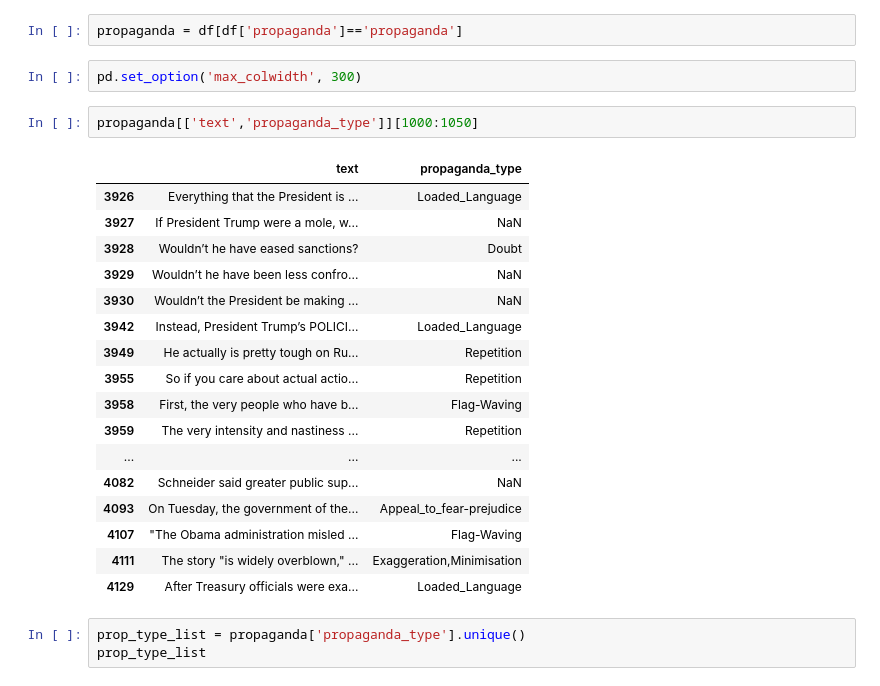
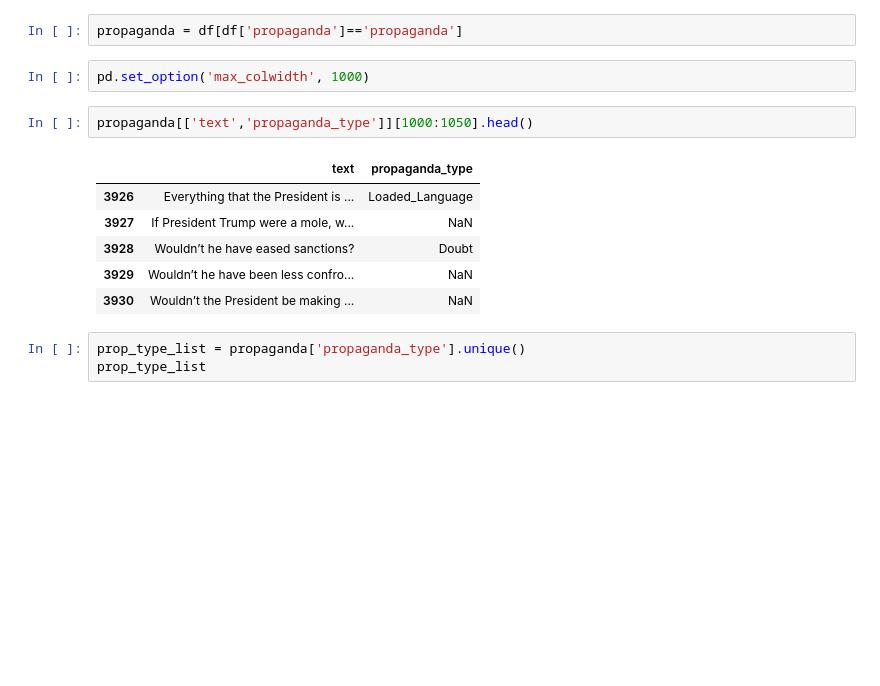
Before and after one commit to Sepelbaum/propaganda-project, a Jupyter notebook: sentence-data/tokenizing-sentences-1.ipynb, the cells around one changed output. Saved outputs shown, nothing was run; the diff lists cells and outputs as text; blank space fills up the shorter version.

```diff
--- a/sentence-data/tokenizing-sentences-1.ipynb
+++ b/sentence-data/tokenizing-sentences-1.ipynb
@@ -20,27 +163,16 @@ df.head()
 # %%
 propaganda = df[df['propaganda']=='propaganda']
 # %%
-pd.set_option('max_colwidth', 300)
+pd.set_option('max_colwidth', 1000)
 # %%
-propaganda[['text','propaganda_type']][1000:1050]
+propaganda[['text','propaganda_type']][1000:1050].head()
 # %% [output]
 |  | text | propaganda_type |
 | 3926 | Everything that the President is ... | Loaded_Language |
 | 3927 | If President Trump were a mole, w... | NaN |
 | 3928 | Wouldn’t he have eased sanctions? | Doubt |
 | 3929 | Wouldn’t he have been less confro... | NaN |
 | 3930 | Wouldn’t the President be making ... | NaN |
-| 3942 | Instead, President Trump’s POLICI... | Loaded_Language |
-| 3949 | He actually is pretty tough on Ru... | Repetition |
-| 3955 | So if you care about actual actio... | Repetition |
-| 3958 | First, the very people who have b... | Flag-Waving |
-| 3959 | The very intensity and nastiness ... | Repetition |
-| ... | ... | ... |
-| 4082 | Schneider said greater public sup... | NaN |
-| 4093 | On Tuesday, the government of the... | Appeal_to_fear-prejudice |
-| 4107 | "The Obama administration misled ... | Flag-Waving |
-| 4111 | The story "is widely overblown," ... | Exaggeration,Minimisation |
-| 4129 | After Treasury officials were exa... | Loaded_Language |
 # %%
 prop_type_list = propaganda['propaganda_type'].unique()
 prop_type_list
```
Also changed, not shown: parts of 25 cells of this notebook.
